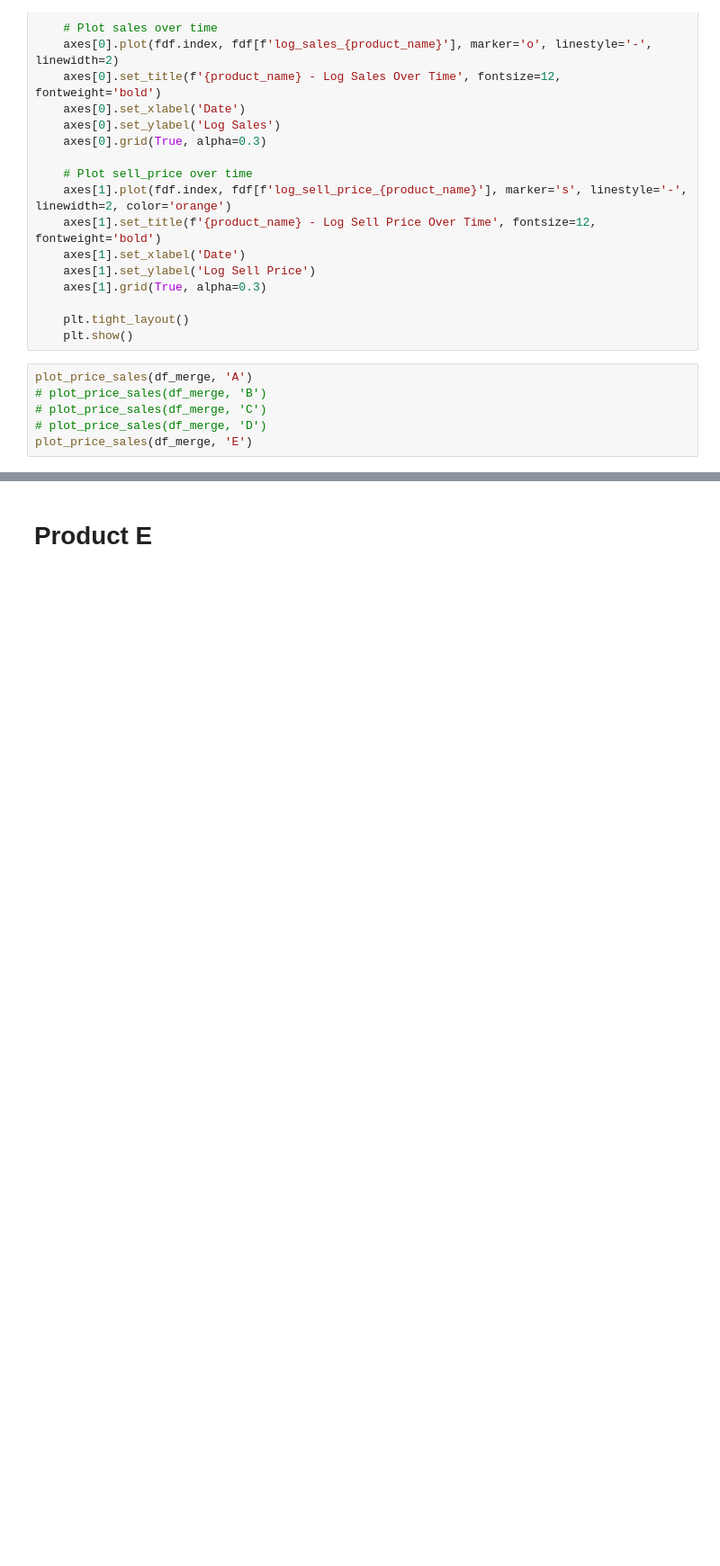
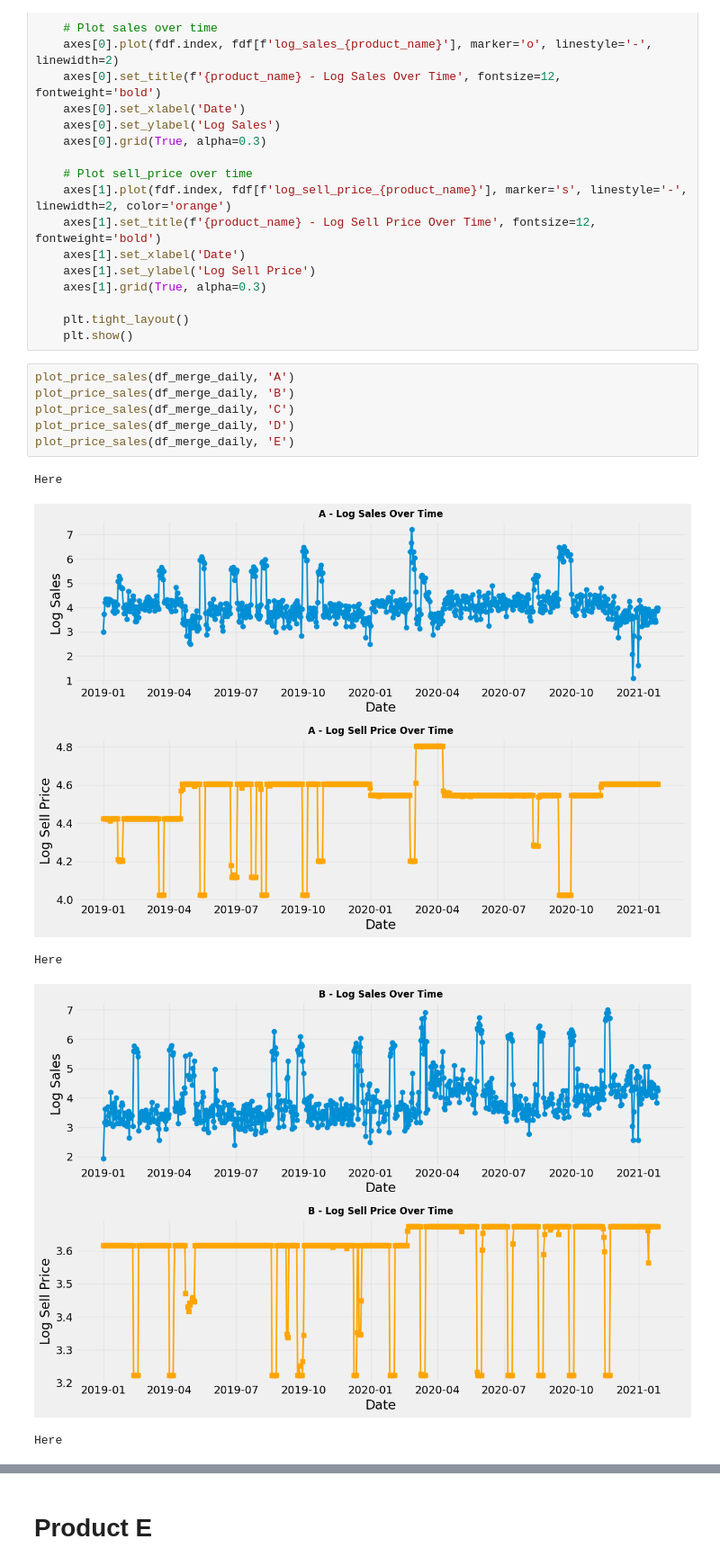
Before and after one commit to insoucyant/Pricing, a Jupyter notebook: analysis.ipynb, the cells around one changed output, grey strips where cells are left out. Shown at 90% size. Drawn from its saved outputs; the diff is of its cells as text; blank space fills up the shorter version.

```diff
--- a/analysis.ipynb
+++ b/analysis.ipynb
@@ -369,8 +256,14 @@ def plot_price_sales(fdf, product_name):
     plt.tight_layout()
     plt.show()
 # %%
-plot_price_sales(df_merge, 'A')
-# plot_price_sales(df_merge, 'B')
-# plot_price_sales(df_merge, 'C')
-# plot_price_sales(df_merge, 'D')
-plot_price_sales(df_merge, 'E')
+plot_price_sales(df_merge_daily, 'A')
+plot_price_sales(df_merge_daily, 'B')
+plot_price_sales(df_merge_daily, 'C')
+plot_price_sales(df_merge_daily, 'D')
+plot_price_sales(df_merge_daily, 'E')
+# %% [output]
+Here
+[figure, added]
+Here
+[figure, added]
+Here
```
Also changed, not shown: parts of 19 cells of this notebook, 7 other files.
